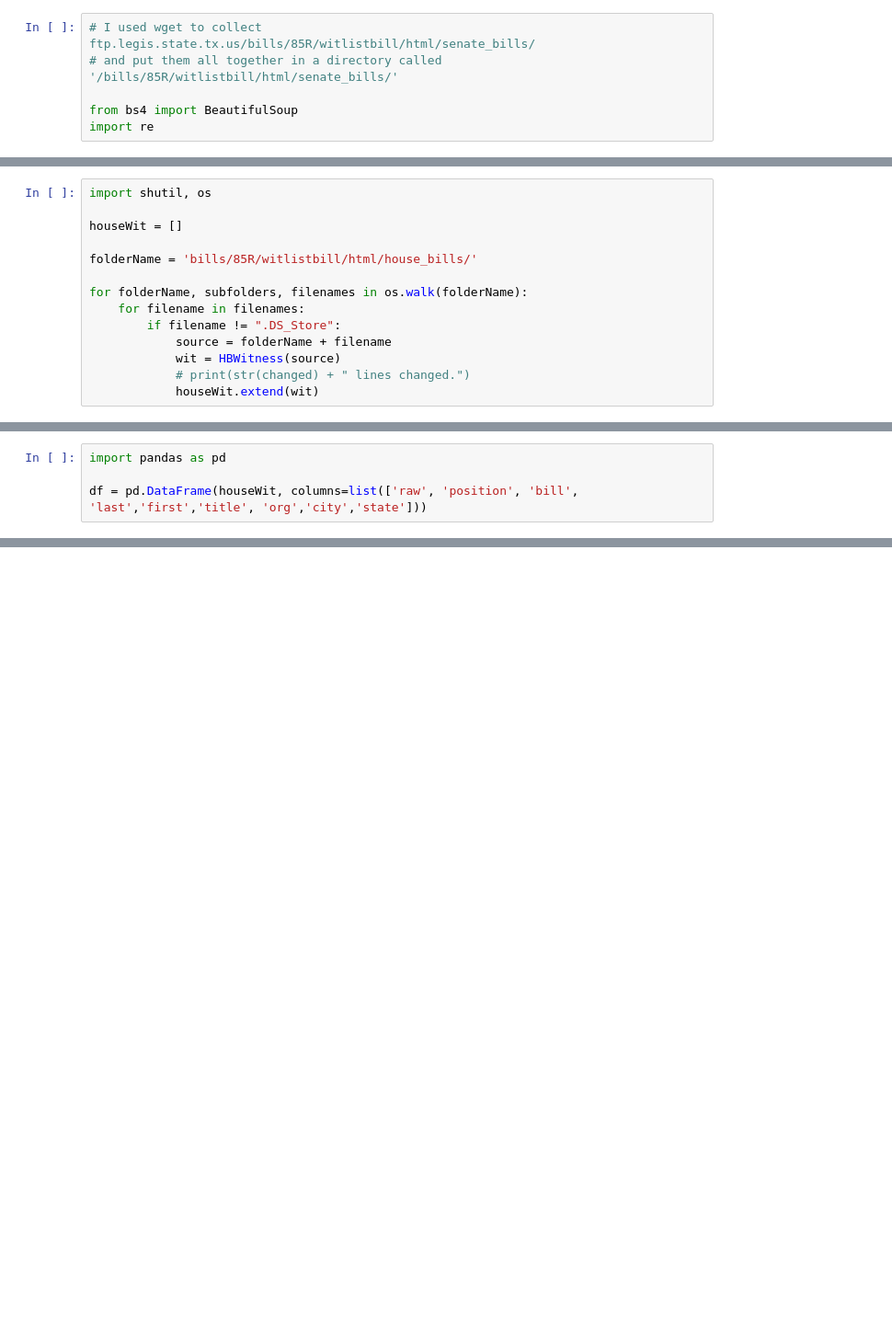
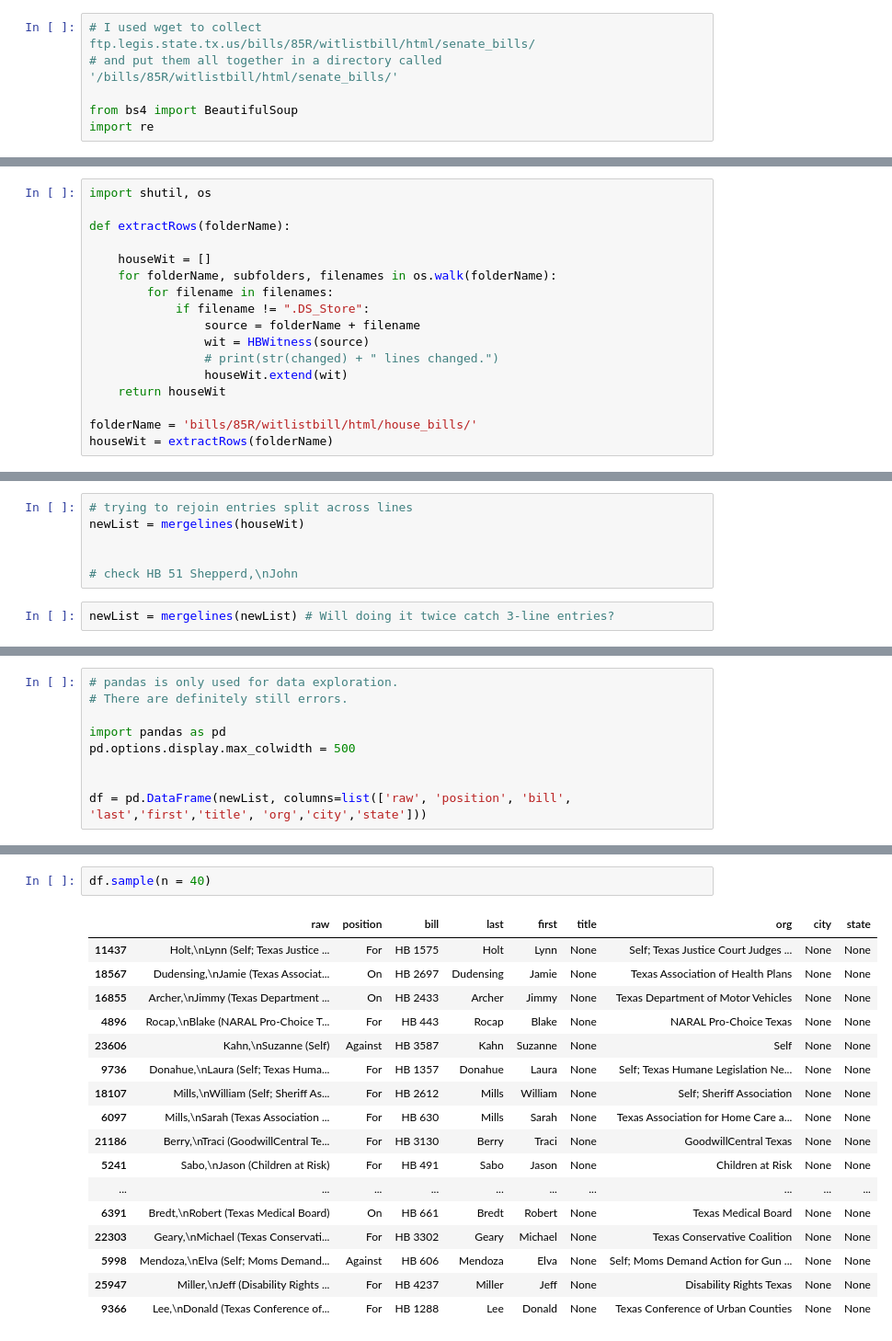
Before and after one commit to open-austin/influence-texas, a Jupyter notebook: notebooks/witness-lists.ipynb, the cells around one changed output, grey strips where cells are left out. Shown at 92% size. Saved outputs shown, nothing was run; the diff lists cells and outputs as text; blank space fills up the shorter version.

```diff
--- a/notebooks/witness-lists.ipynb
+++ b/notebooks/witness-lists.ipynb
@@ -246,16 +170,19 @@ badList
 # %%
 import shutil, os
 
-houseWit = []
+def extractRows(folderName):
+
+    houseWit = []
+    for folderName, subfolders, filenames in os.walk(folderName):
+        for filename in filenames:
+            if filename != ".DS_Store":
+                source = folderName + filename
+                wit = HBWitness(source)
+                # print(str(changed) + " lines changed.")
+                houseWit.extend(wit)
+    return houseWit
 
 folderName = 'bills/85R/witlistbill/html/house_bills/'
-
-for folderName, subfolders, filenames in os.walk(folderName):
-    for filename in filenames:
-        if filename != ".DS_Store":
-            source = folderName + filename
-            wit = HBWitness(source)
-            # print(str(changed) + " lines changed.")
-            houseWit.extend(wit)
+houseWit = extractRows(folderName)
 # %%
 houseWit[:5]
@@ -261,0 +205,8 @@ houseWit[:5]
+# %%
+# trying to rejoin entries split across lines
+newList = mergelines(houseWit)
+
+
+# check HB 51 Shepperd,\nJohn
+# %%
+newList = mergelines(newList) # Will doing it twice catch 3-line entries?
@@ -262,6 +219,11 @@ houseWit[:5]
 # %%
+# pandas is only used for data exploration.
+# There are definitely still errors.
+
 import pandas as pd
+pd.options.display.max_colwidth = 500
 
-df = pd.DataFrame(houseWit, columns=list(['raw', 'position', 'bill', 'last','first','title', 'org','city','state']))
+
+df = pd.DataFrame(newList, columns=list(['raw', 'position', 'bill', 'last','first','title', 'org','city','state']))
 # %%
 df[df['bill'] == "HB 3025"]
@@ -275,3 +289,23 @@ df[df['bill'] == "HB 2"]
+# %%
+df.sample(n = 40)
+# %% [output]
+|  | raw | position | bill | last | first | title | org | city | state |
+| 11437 | Holt,\nLynn (Self; Texas Justice ... | For | HB 1575 | Holt | Lynn | None | Self; Texas Justice Court Judges ... | None | None |
+| 18567 | Dudensing,\nJamie (Texas Associat... | On | HB 2697 | Dudensing | Jamie | None | Texas Association of Health Plans | None | None |
+| 16855 | Archer,\nJimmy (Texas Department ... | On | HB 2433 | Archer | Jimmy | None | Texas Department of Motor Vehicles | None | None |
+| 4896 | Rocap,\nBlake (NARAL Pro-Choice T... | For | HB 443 | Rocap | Blake | None | NARAL Pro-Choice Texas | None | None |
+| 23606 | Kahn,\nSuzanne (Self) | Against | HB 3587 | Kahn | Suzanne | None | Self | None | None |
+| 9736 | Donahue,\nLaura (Self; Texas Huma... | For | HB 1357 | Donahue | Laura | None | Self; Texas Humane Legislation Ne... | None | None |
+| 18107 | Mills,\nWilliam (Self; Sheriff As... | For | HB 2612 | Mills | William | None | Self; Sheriff Association | None | None |
+| 6097 | Mills,\nSarah (Texas Association ... | For | HB 630 | Mills | Sarah | None | Texas Association for Home Care a... | None | None |
+| 21186 | Berry,\nTraci (GoodwillCentral Te... | For | HB 3130 | Berry | Traci | None | GoodwillCentral Texas | None | None |
+| 5241 | Sabo,\nJason (Children at Risk) | For | HB 491 | Sabo | Jason | None | Children at Risk | None | None |
+| ... | ... | ... | ... | ... | ... | ... | ... | ... | ... |
+| 6391 | Bredt,\nRobert (Texas Medical Board) | On | HB 661 | Bredt | Robert | None | Texas Medical Board | None | None |
+| 22303 | Geary,\nMichael (Texas Conservati... | For | HB 3302 | Geary | Michael | None | Texas Conservative Coalition | None | None |
+| 5998 | Mendoza,\nElva (Self; Moms Demand... | Against | HB 606 | Mendoza | Elva | None | Self; Moms Demand Action for Gun ... | None | None |
+| 25947 | Miller,\nJeff (Disability Rights ... | For | HB 4237 | Miller | Jeff | None | Disability Rights Texas | None | None |
+| 9366 | Lee,\nDonald (Texas Conference of... | For | HB 1288 | Lee | Donald | None | Texas Conference of Urban Counties | None | None |
 # %%
 noText = []
 for line in houseWit:
```
Also changed, not shown: parts of 22 cells of this notebook.
